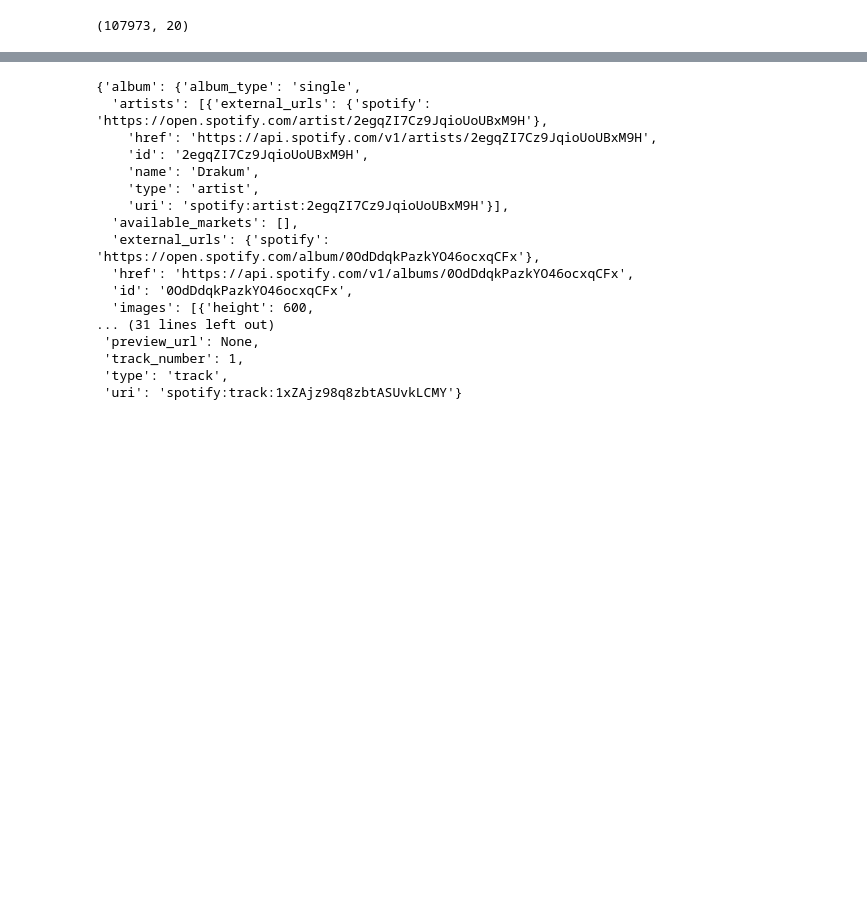
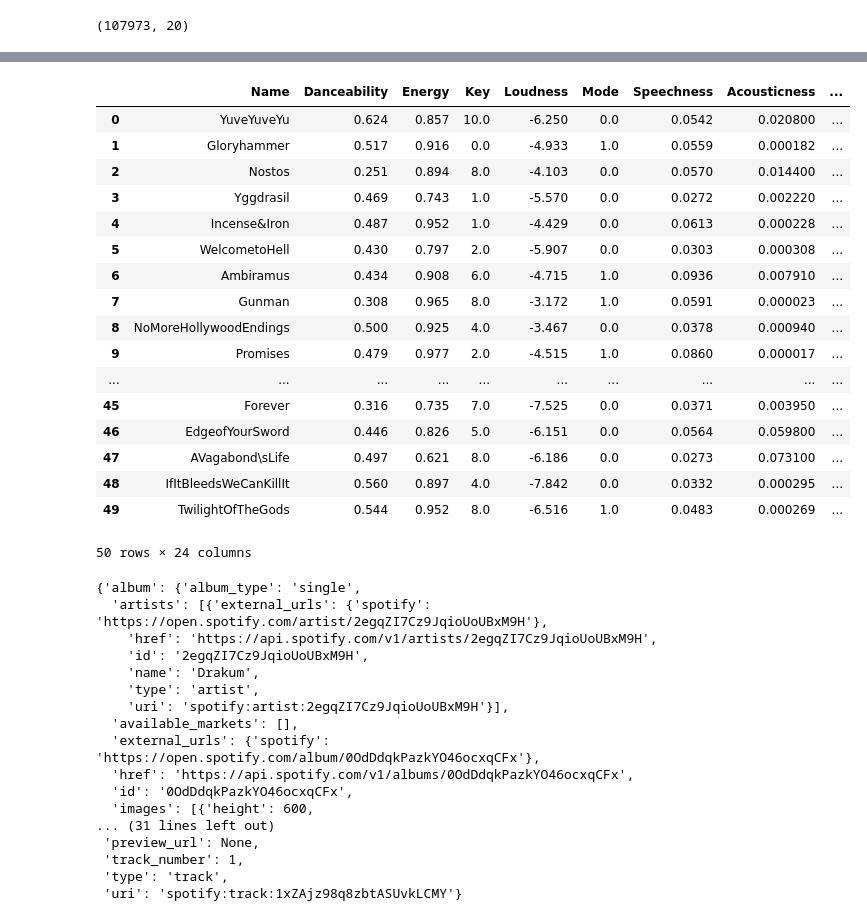
Before and after one commit to QED0711/spotify-predictive-analysis, a Jupyter notebook: exploration/qd_072619_spotipy.ipynb, the cells around one changed output, grey strips where cells are left out. Cells and saved outputs as stored; diff of their text form; code cells hidden in the pictures; blank space fills up the shorter version.

```diff
--- a/exploration/qd_072619_spotipy.ipynb
+++ b/exploration/qd_072619_spotipy.ipynb
@@ -186,3 +239,24 @@ SpotifyAPIParser.parse_api_response(res)
+# %%
+data.merge(SpotifyAPIParser.parse_api_response(res), on="ID", how="inner")
+# %% [output]
+|  | Name | Danceability | Energy | Key | Loudness | Mode | Speechness | Acousticness | ... |
+| 0 | YuveYuveYu | 0.624 | 0.857 | 10.0 | -6.250 | 0.0 | 0.0542 | 0.020800 | ... |
+| 1 | Gloryhammer | 0.517 | 0.916 | 0.0 | -4.933 | 1.0 | 0.0559 | 0.000182 | ... |
+| 2 | Nostos | 0.251 | 0.894 | 8.0 | -4.103 | 0.0 | 0.0570 | 0.014400 | ... |
+| 3 | Yggdrasil | 0.469 | 0.743 | 1.0 | -5.570 | 0.0 | 0.0272 | 0.002220 | ... |
+| 4 | Incense&Iron | 0.487 | 0.952 | 1.0 | -4.429 | 0.0 | 0.0613 | 0.000228 | ... |
+| 5 | WelcometoHell | 0.430 | 0.797 | 2.0 | -5.907 | 0.0 | 0.0303 | 0.000308 | ... |
+| 6 | Ambiramus | 0.434 | 0.908 | 6.0 | -4.715 | 1.0 | 0.0936 | 0.007910 | ... |
+| 7 | Gunman | 0.308 | 0.965 | 8.0 | -3.172 | 1.0 | 0.0591 | 0.000023 | ... |
+| 8 | NoMoreHollywoodEndings | 0.500 | 0.925 | 4.0 | -3.467 | 0.0 | 0.0378 | 0.000940 | ... |
+| 9 | Promises | 0.479 | 0.977 | 2.0 | -4.515 | 1.0 | 0.0860 | 0.000017 | ... |
+| ... | ... | ... | ... | ... | ... | ... | ... | ... | ... |
+| 45 | Forever | 0.316 | 0.735 | 7.0 | -7.525 | 0.0 | 0.0371 | 0.003950 | ... |
+| 46 | EdgeofYourSword | 0.446 | 0.826 | 5.0 | -6.151 | 0.0 | 0.0564 | 0.059800 | ... |
+| 47 | AVagabond\sLife | 0.497 | 0.621 | 8.0 | -6.186 | 0.0 | 0.0273 | 0.073100 | ... |
+| 48 | IfItBleedsWeCanKillIt | 0.560 | 0.897 | 4.0 | -7.842 | 0.0 | 0.0332 | 0.000295 | ... |
+| 49 | TwilightOfTheGods | 0.544 | 0.952 | 8.0 | -6.516 | 1.0 | 0.0483 | 0.000269 | ... |
+50 rows × 24 columns
 # %%
 res['tracks'][0]
 # %% [output]
```
Also changed, not shown: parts of 7 cells of this notebook, 1 other file.
